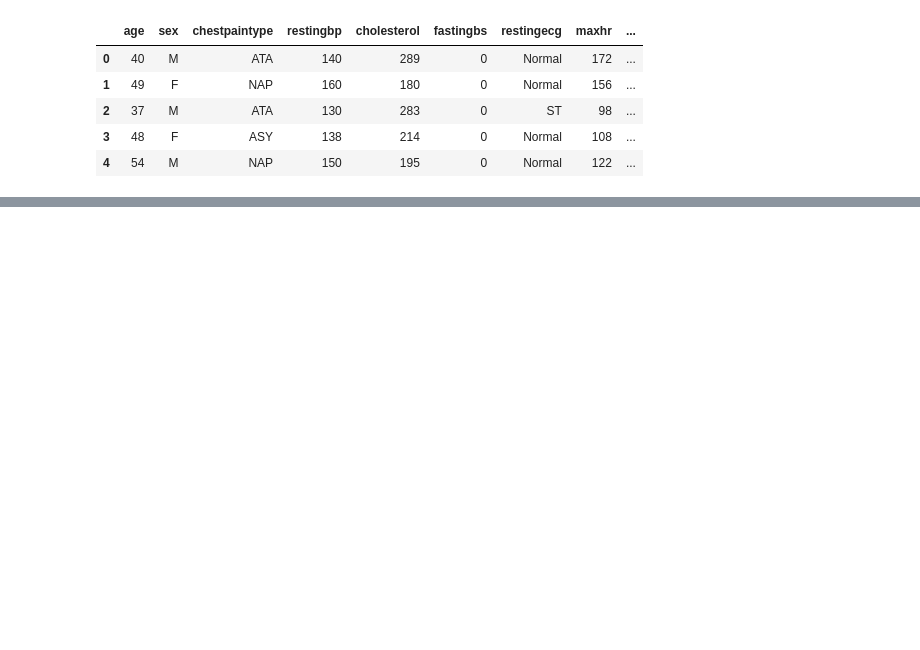
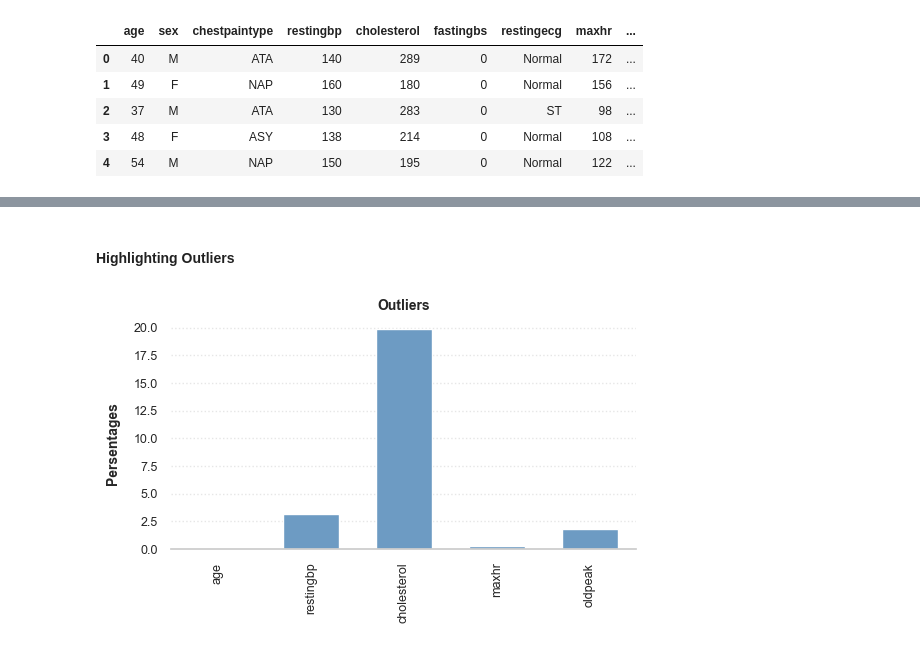
Before and after one commit to a-chasovsky/kgl_heart_failure_prediction, a Jupyter notebook: heart_failure_prediction_dataset.ipynb, the cells around one changed output, grey strips where cells are left out. Saved outputs shown, nothing was run; the diff lists cells and outputs as text; code cells hidden in the pictures; blank space fills up the shorter version.

```diff
--- a/heart_failure_prediction_dataset.ipynb
+++ b/heart_failure_prediction_dataset.ipynb
@@ -1251,0 +472,10 @@ rf_precision_opt, rf_recall_opt, rf_threshold_opt = prec_rec(y_test,
+# %% [markdown]
+#### Highlighting Outliers
+# %%
+scale = 1.5
+# %%
+outliers_df = df_outliers_create(data, features_quantitative, scale=scale, boundaries=False)
+# %%
+plot_data_outliers(outliers_df)
+# %% [output]
+[figure, added]
```
Also changed, not shown: parts of 357 cells of this notebook, 8 other files.
